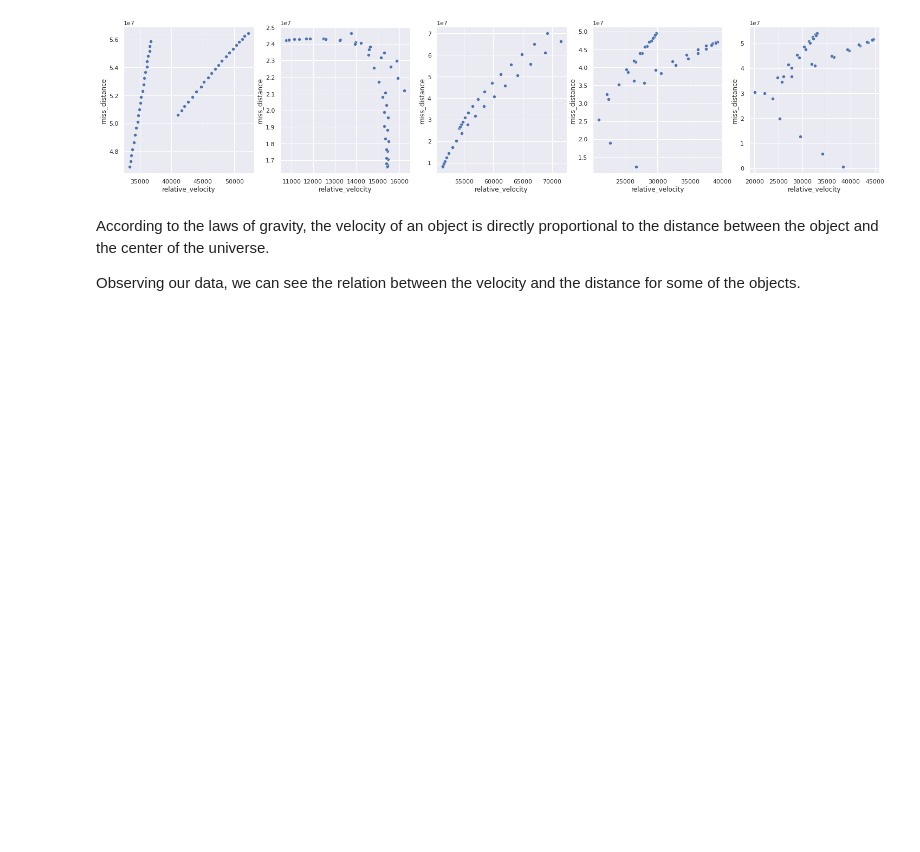
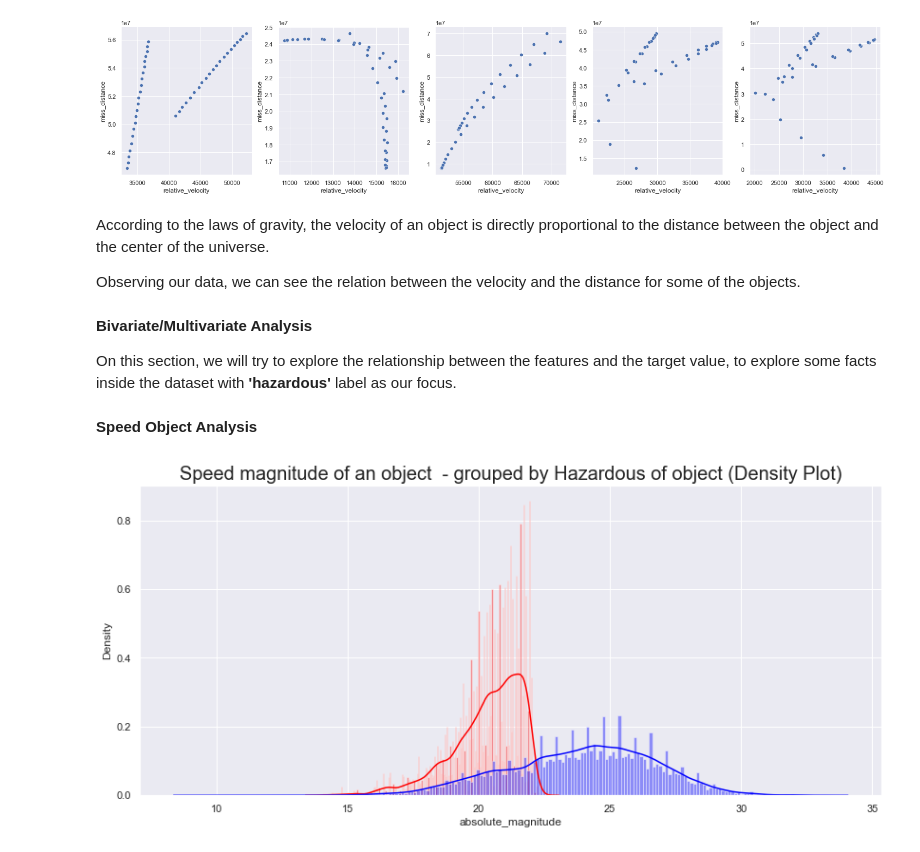
Before and after one commit to NikkiSatmaka/nasa-nearest-object, a Jupyter notebook: nasa_classification.ipynb, the cells around one changed output. Cells and saved outputs as stored; diff of their text form; code cells hidden in the pictures; blank space fills up the shorter version.

```diff
--- a/nasa_classification.ipynb
+++ b/nasa_classification.ipynb
@@ -485,3 +485,20 @@ for i, object in enumerate(duplicate_objects[:5]):
 According to the laws of gravity, the velocity of an object is directly proportional to the distance between the object and the center of the universe.
 
 Observing our data, we can see the relation between the velocity and the distance for some of the objects.
+# %% [markdown]
+**Bivariate/Multivariate Analysis**
+
+On this section, we will try to explore the relationship between the features and the target value, to explore some facts inside the dataset with **'hazardous'** label as our focus.
+# %% [markdown]
+**Speed Object Analysis**
+# %%
+class_0 = df.loc[df['hazardous'] == False]["absolute_magnitude"]
+class_1 = df.loc[df['hazardous'] == True]["absolute_magnitude"]
+plt.figure(figsize = (14,6))
+plt.title('Speed magnitude of an object  - grouped by Hazardous of object (Density Plot)', fontsize=20)
+sns.set_color_codes("pastel")
+sns.distplot(class_1,kde=True,bins=200, color="red")
+sns.distplot(class_0,kde=True,bins=200, color="blue")
+plt.show()
+# %% [output]
+[figure, added]
```
Also changed, not shown: parts of 16 cells of this notebook.
